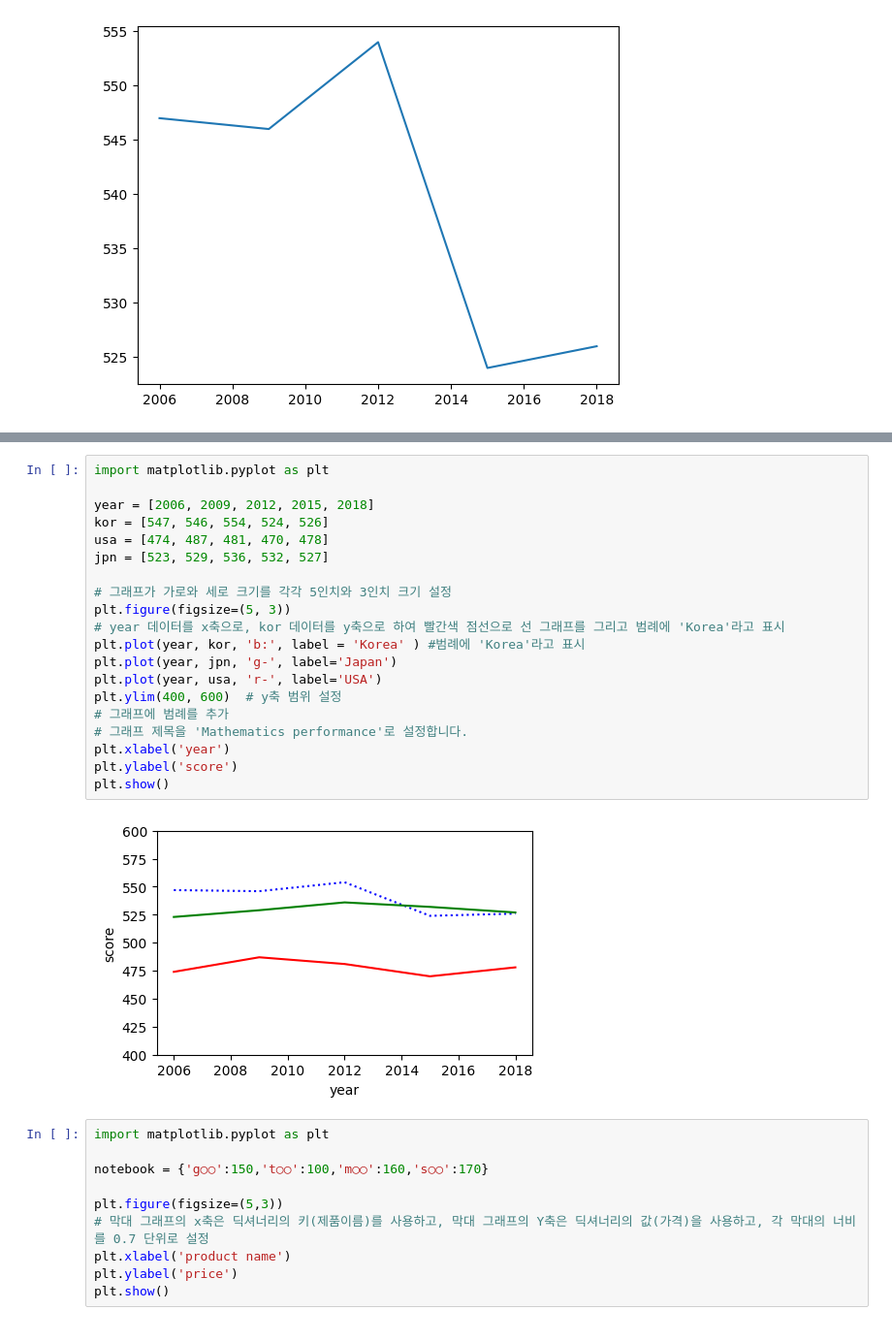
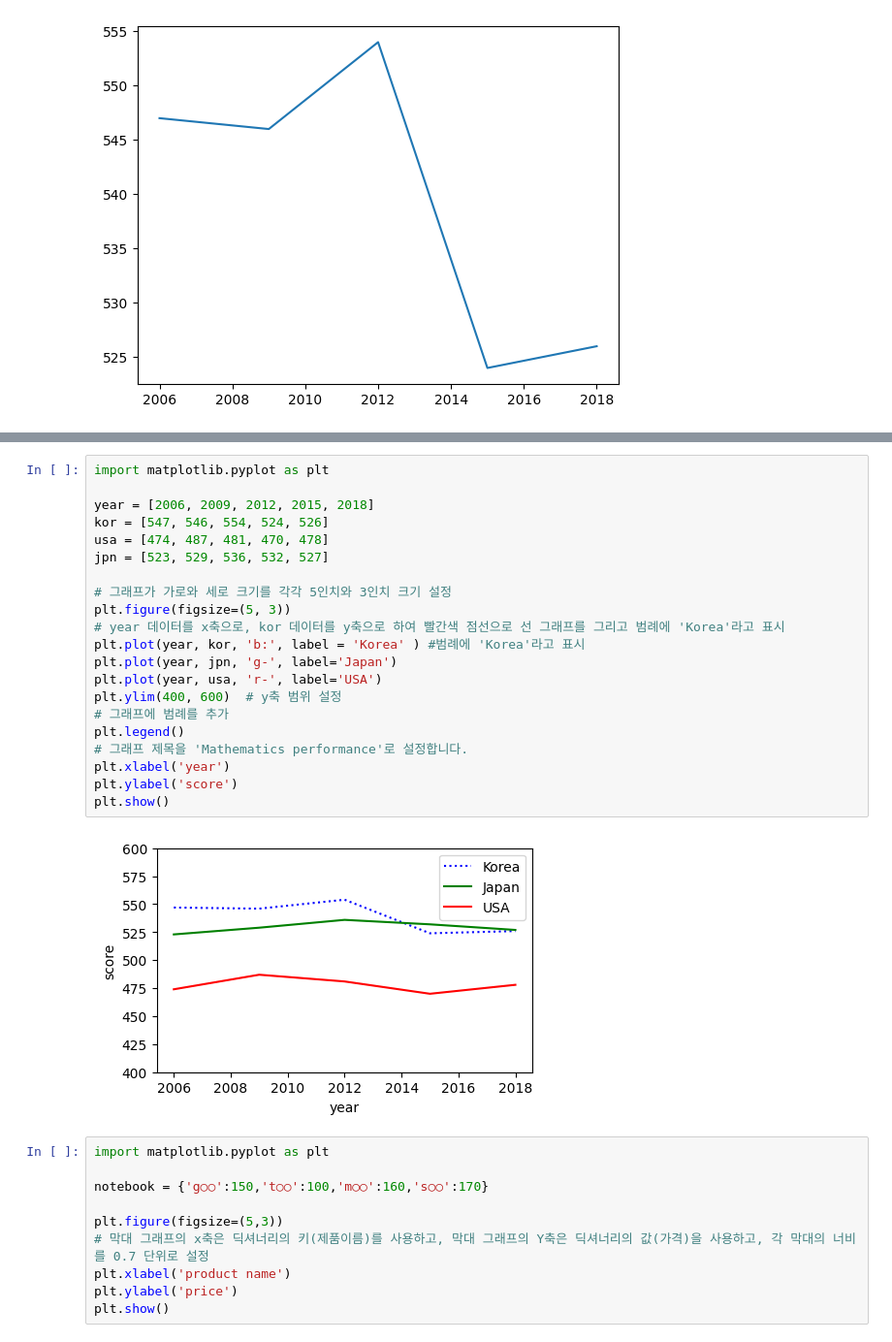
Before and after one commit to seungyeon1203/AI-python, a Jupyter notebook: 250502_실습문제.ipynb, the cells around one changed output, grey strips where cells are left out. Shown at 97% size. Cells and saved outputs as stored; diff of their text form.

```diff
--- a/250502_실습문제.ipynb
+++ b/250502_실습문제.ipynb
@@ -202,25 +207,26 @@ plt.show()
 # %%
 import matplotlib.pyplot as plt
 
 year = [2006, 2009, 2012, 2015, 2018]
 kor = [547, 546, 554, 524, 526]
 usa = [474, 487, 481, 470, 478]
 jpn = [523, 529, 536, 532, 527]
 
 # 그래프가 가로와 세로 크기를 각각 5인치와 3인치 크기 설정
 plt.figure(figsize=(5, 3))
 # year 데이터를 x축으로, kor 데이터를 y축으로 하여 빨간색 점선으로 선 그래프를 그리고 범례에 'Korea'라고 표시
 plt.plot(year, kor, 'b:', label = 'Korea' ) #범례에 'Korea'라고 표시
 plt.plot(year, jpn, 'g-', label='Japan')
 plt.plot(year, usa, 'r-', label='USA')
 plt.ylim(400, 600)  # y축 범위 설정
 # 그래프에 범례를 추가
+plt.legend()
 # 그래프 제목을 'Mathematics performance'로 설정합니다.
 plt.xlabel('year')
 plt.ylabel('score')
 plt.show()
 # %% [output]
-[figure, old version]
+[figure, new version]
 # %%
 import matplotlib.pyplot as plt
 
```
Also changed, not shown: parts of 1 cell of this notebook.
